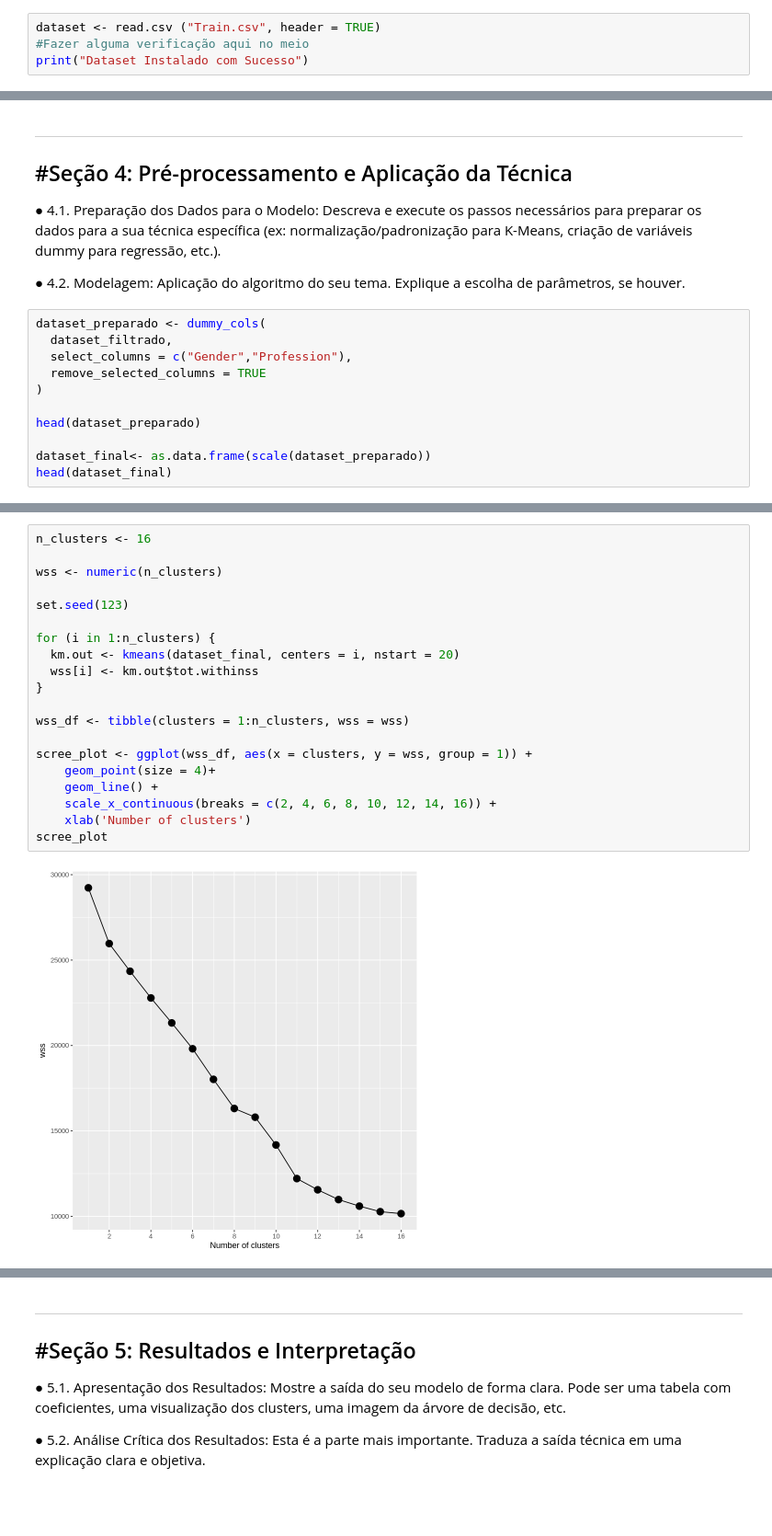
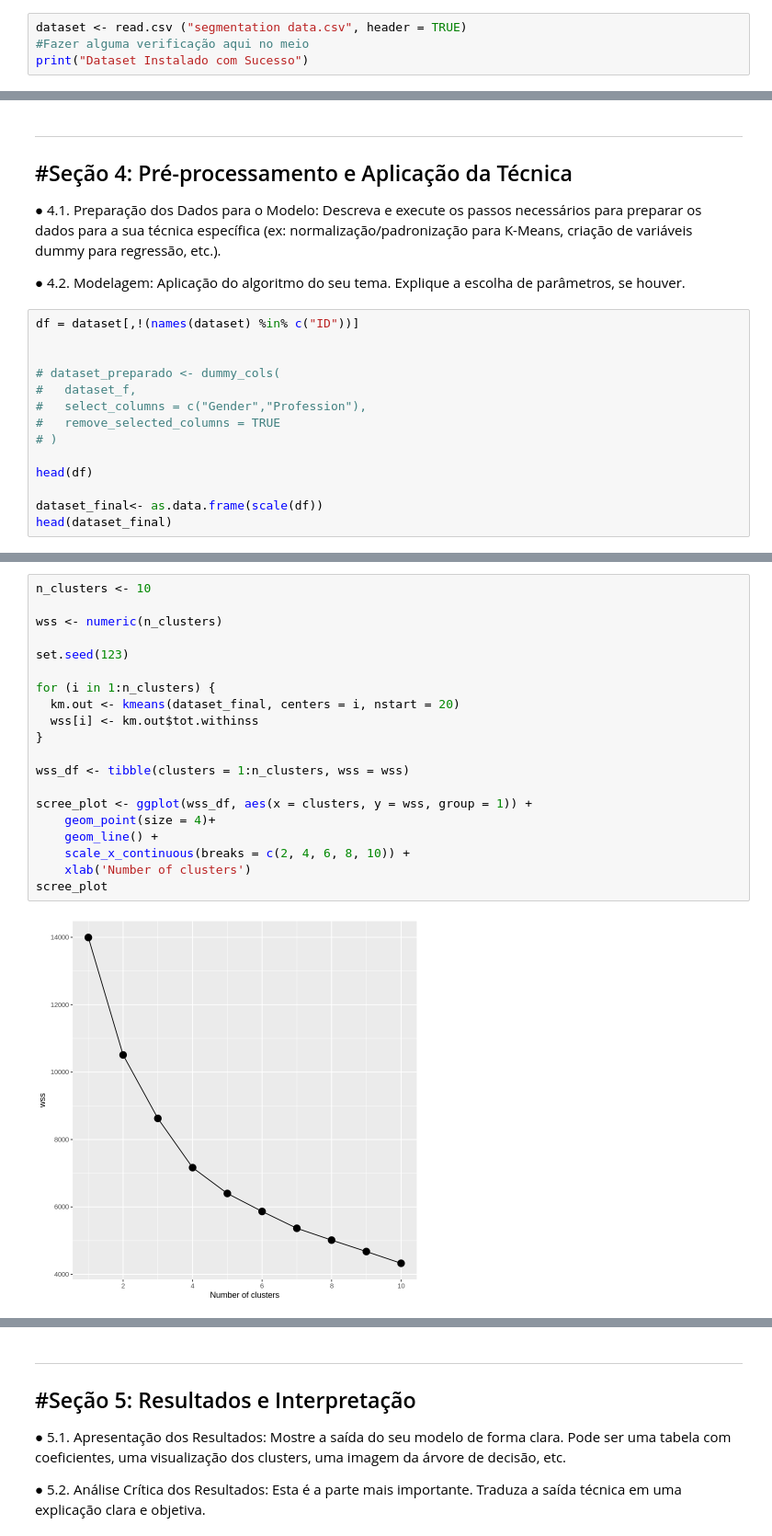
Before and after one commit to ThAlvesM/Kmean_2026-1, a Jupyter notebook: Kmean_2026-1.ipynb, the cells around one changed output, grey strips where cells are left out. Shown at 92% size. Cells and saved outputs as stored; diff of their text form; blank space fills up the shorter version.

Commit message:
Testando o 3 dataset

```diff
--- a/Kmean_2026-1.ipynb
+++ b/Kmean_2026-1.ipynb
@@ -93,7 +67,7 @@ library(fastDummies)
 Installing package into ‘/usr/local/lib/R/site-library’
 (as ‘lib’ is unspecified)
 # %%
-dataset <- read.csv ("Train.csv", header = TRUE)
+dataset <- read.csv ("segmentation data.csv", header = TRUE)
 #Fazer alguma verificação aqui no meio
 print("Dataset Instalado com Sucesso")
 # %% [output]
@@ -311,14 +250,17 @@ para K-Means, criação de variáveis dummy para regressão, etc.).
 ● 4.2. Modelagem: Aplicação do algoritmo do seu tema. Explique a escolha de
 parâmetros, se houver.
 # %%
-dataset_preparado <- dummy_cols(
-  dataset_filtrado,
-  select_columns = c("Gender","Profession"),
-  remove_selected_columns = TRUE
-)
+df = dataset[,!(names(dataset) %in% c("ID"))]
 
-head(dataset_preparado)
 
-dataset_final<- as.data.frame(scale(dataset_preparado))
+# dataset_preparado <- dummy_cols(
+#   dataset_f,
+#   select_columns = c("Gender","Profession"),
+#   remove_selected_columns = TRUE
+# )
+
+head(df)
+
+dataset_final<- as.data.frame(scale(df))
 head(dataset_final)
 # %% [output]
@@ -343,25 +285,25 @@ A data.frame: 6 × 18
 # %%
-n_clusters <- 16
+n_clusters <- 10
 
 wss <- numeric(n_clusters)
 
 set.seed(123)
 
 for (i in 1:n_clusters) {
   km.out <- kmeans(dataset_final, centers = i, nstart = 20)
   wss[i] <- km.out$tot.withinss
 }
 
 wss_df <- tibble(clusters = 1:n_clusters, wss = wss)
 
 scree_plot <- ggplot(wss_df, aes(x = clusters, y = wss, group = 1)) +
     geom_point(size = 4)+
     geom_line() +
-    scale_x_continuous(breaks = c(2, 4, 6, 8, 10, 12, 14, 16)) +
+    scale_x_continuous(breaks = c(2, 4, 6, 8, 10)) +
     xlab('Number of clusters')
 scree_plot
 # %% [output]
-[figure, old version]
+[figure, new version]
 # %%
 scree_plot +
   geom_hline(
```
Also changed, not shown: parts of 13 cells of this notebook.
